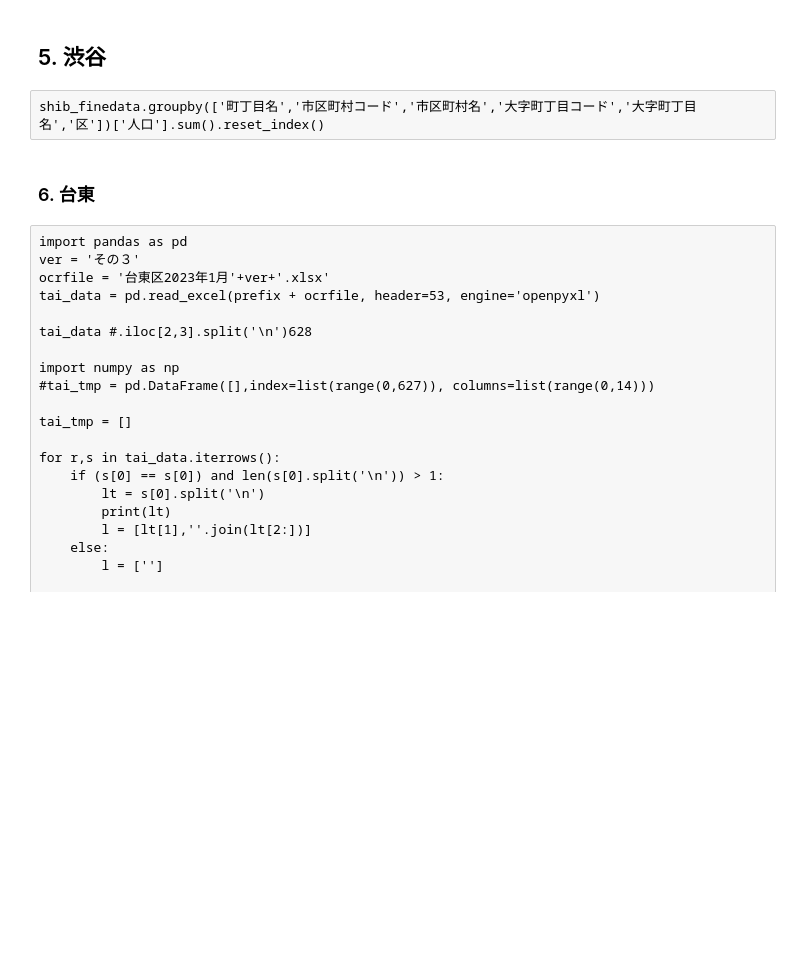
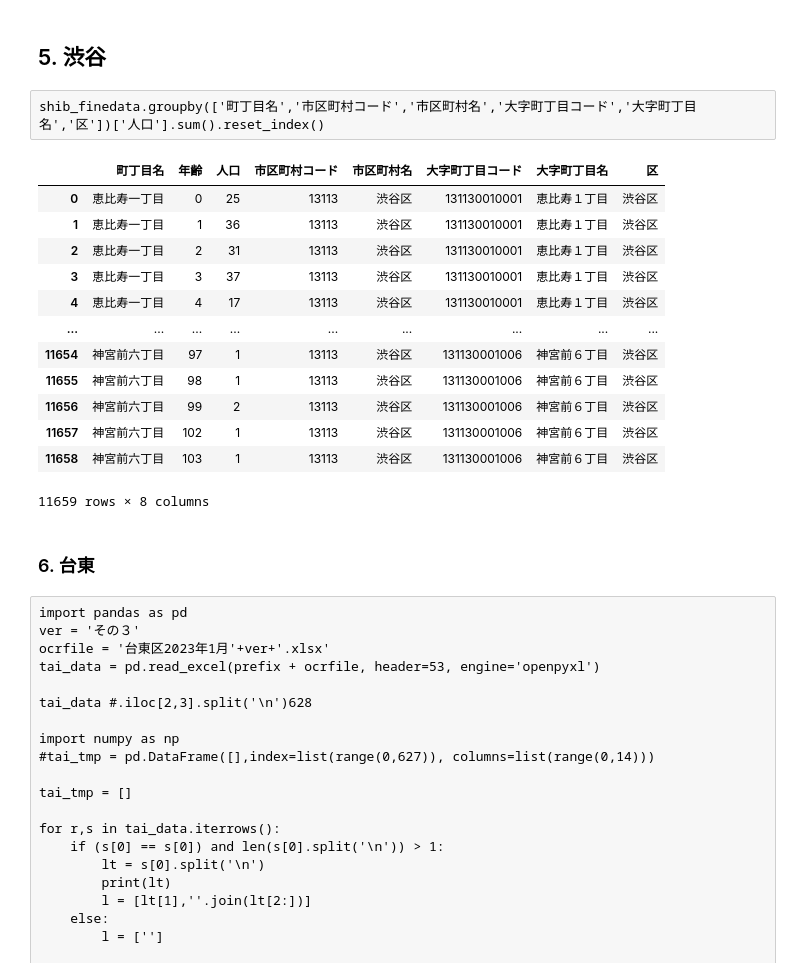
Before and after one commit to MasaoMori/Tokyo_Ward_Assembly_Election, a Jupyter notebook: jupyter/Population_age.ipynb, the cells around one changed output. Drawn from its saved outputs; the diff is of its cells as text; code cells hidden in the pictures; blank space fills up the shorter version.

```diff
--- a/jupyter/Population_age.ipynb
+++ b/jupyter/Population_age.ipynb
@@ -254,3 +302,19 @@ shib_finedata['区']='渋谷区'
 # %% [raw]
 shib_finedata.groupby(['町丁目名','市区町村コード','市区町村名','大字町丁目コード','大字町丁目名','区'])['人口'].sum().reset_index()
+# %%
+shib_finedata
+# %% [output]
+|  | 町丁目名 | 年齢 | 人口 | 市区町村コード | 市区町村名 | 大字町丁目コード | 大字町丁目名 | 区 |
+| 0 | 恵比寿一丁目 | 0 | 25 | 13113 | 渋谷区 | 131130010001 | 恵比寿１丁目 | 渋谷区 |
+| 1 | 恵比寿一丁目 | 1 | 36 | 13113 | 渋谷区 | 131130010001 | 恵比寿１丁目 | 渋谷区 |
+| 2 | 恵比寿一丁目 | 2 | 31 | 13113 | 渋谷区 | 131130010001 | 恵比寿１丁目 | 渋谷区 |
+| 3 | 恵比寿一丁目 | 3 | 37 | 13113 | 渋谷区 | 131130010001 | 恵比寿１丁目 | 渋谷区 |
+| 4 | 恵比寿一丁目 | 4 | 17 | 13113 | 渋谷区 | 131130010001 | 恵比寿１丁目 | 渋谷区 |
+| ... | ... | ... | ... | ... | ... | ... | ... | ... |
+| 11654 | 神宮前六丁目 | 97 | 1 | 13113 | 渋谷区 | 131130001006 | 神宮前６丁目 | 渋谷区 |
+| 11655 | 神宮前六丁目 | 98 | 1 | 13113 | 渋谷区 | 131130001006 | 神宮前６丁目 | 渋谷区 |
+| 11656 | 神宮前六丁目 | 99 | 2 | 13113 | 渋谷区 | 131130001006 | 神宮前６丁目 | 渋谷区 |
+| 11657 | 神宮前六丁目 | 102 | 1 | 13113 | 渋谷区 | 131130001006 | 神宮前６丁目 | 渋谷区 |
+| 11658 | 神宮前六丁目 | 103 | 1 | 13113 | 渋谷区 | 131130001006 | 神宮前６丁目 | 渋谷区 |
+11659 rows × 8 columns
 # %%
```
Also changed, not shown: parts of 20 cells of this notebook, 15 other files.
